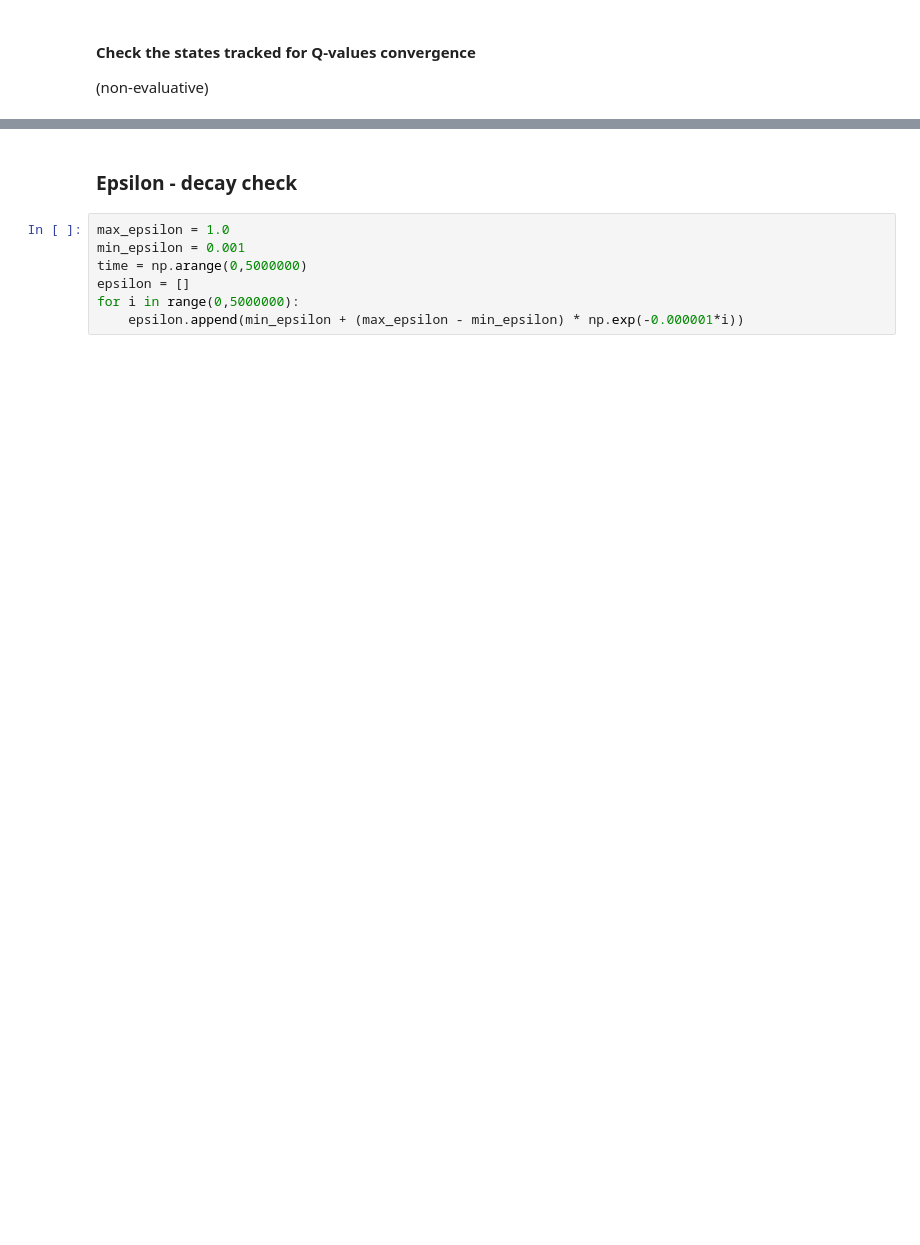
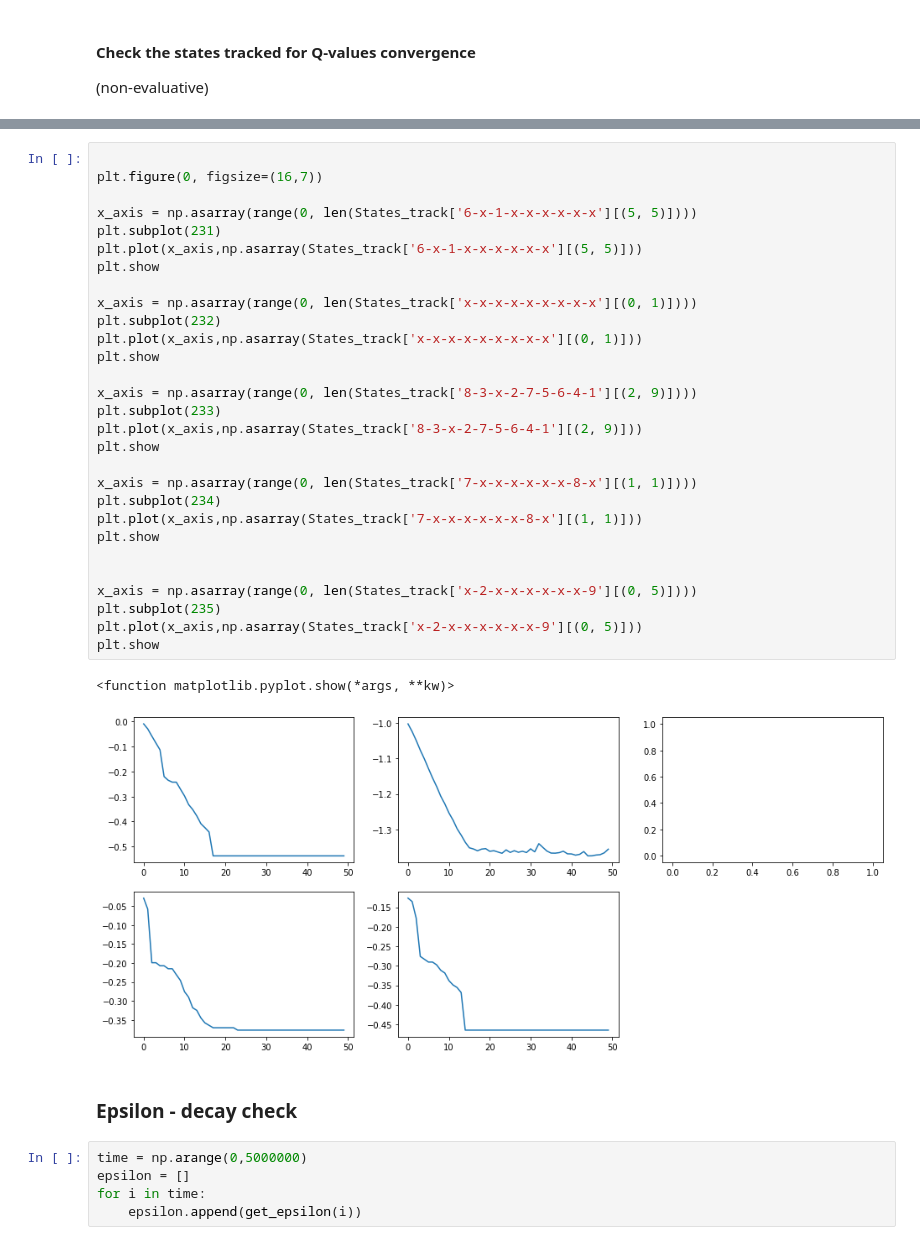
Before and after one commit to iamshivprasad/MachineLearning, a Jupyter notebook: TicTacToe Assignment/TicTacToe_Agent+(1).ipynb, the cells around one changed output, grey strips where cells are left out. Cells and saved outputs as stored; diff of their text form; blank space fills up the shorter version.

```diff
--- a/TicTacToe Assignment/TicTacToe_Agent+(1).ipynb
+++ b/TicTacToe Assignment/TicTacToe_Agent+(1).ipynb
@@ -286,12 +266,42 @@ plt.show
+# %%
+
+plt.figure(0, figsize=(16,7))
+
+x_axis = np.asarray(range(0, len(States_track['6-x-1-x-x-x-x-x-x'][(5, 5)])))
+plt.subplot(231)
+plt.plot(x_axis,np.asarray(States_track['6-x-1-x-x-x-x-x-x'][(5, 5)]))
+plt.show
+
+x_axis = np.asarray(range(0, len(States_track['x-x-x-x-x-x-x-x-x'][(0, 1)])))
+plt.subplot(232)
+plt.plot(x_axis,np.asarray(States_track['x-x-x-x-x-x-x-x-x'][(0, 1)]))
+plt.show
+
+x_axis = np.asarray(range(0, len(States_track['8-3-x-2-7-5-6-4-1'][(2, 9)])))
+plt.subplot(233)
+plt.plot(x_axis,np.asarray(States_track['8-3-x-2-7-5-6-4-1'][(2, 9)]))
+plt.show
+
+x_axis = np.asarray(range(0, len(States_track['7-x-x-x-x-x-x-8-x'][(1, 1)])))
+plt.subplot(234)
+plt.plot(x_axis,np.asarray(States_track['7-x-x-x-x-x-x-8-x'][(1, 1)]))
+plt.show
+
+
+x_axis = np.asarray(range(0, len(States_track['x-2-x-x-x-x-x-x-9'][(0, 5)])))
+plt.subplot(235)
+plt.plot(x_axis,np.asarray(States_track['x-2-x-x-x-x-x-x-9'][(0, 5)]))
+plt.show
+# %% [output]
+<function matplotlib.pyplot.show(*args, **kw)>
+[figure, added]
 # %% [markdown]
 ### Epsilon - decay check
 # %%
-max_epsilon = 1.0
-min_epsilon = 0.001
 time = np.arange(0,5000000)
 epsilon = []
-for i in range(0,5000000):
-    epsilon.append(min_epsilon + (max_epsilon - min_epsilon) * np.exp(-0.000001*i))
+for i in time:
+    epsilon.append(get_epsilon(i))
 # %%
 plt.plot(time, epsilon)
 plt.show()
```
Also changed, not shown: parts of 16 cells of this notebook.
